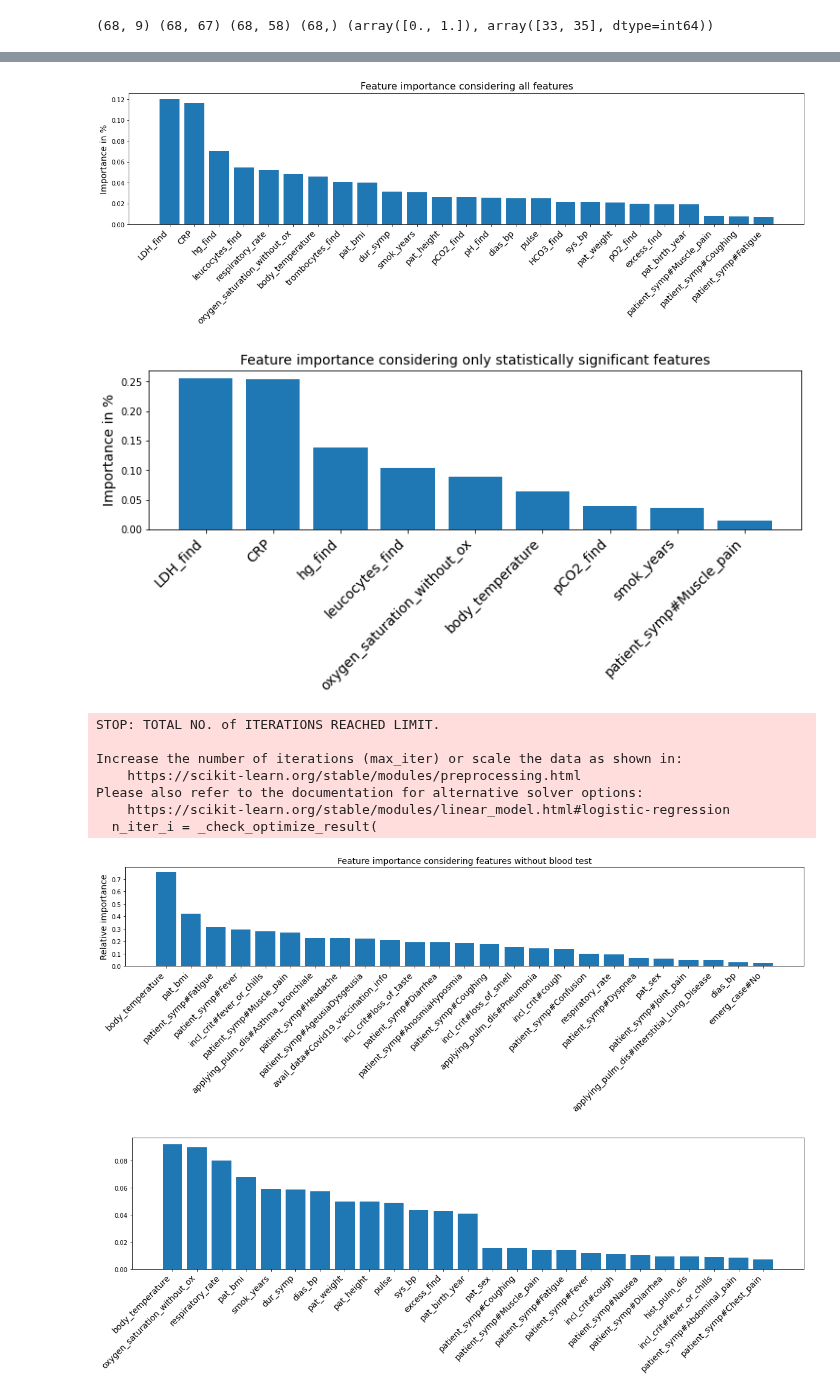
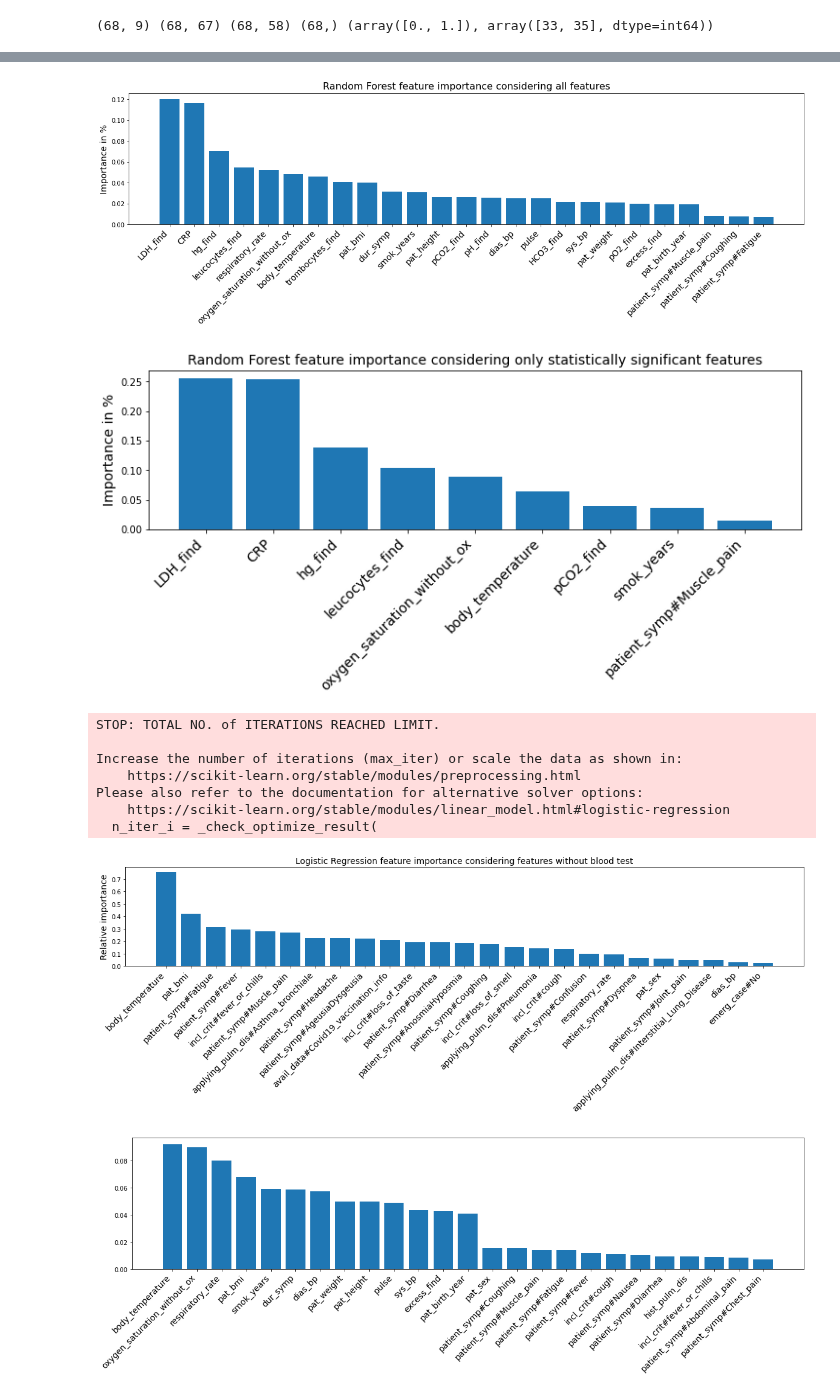
Before and after one commit to Stroeber/covid19_ultrasound, a Jupyter notebook: steffen/prelim_data_analyis.ipynb, the cells around one changed output, grey strips where cells are left out. Cells and saved outputs as stored; diff of their text form; code cells hidden in the pictures.

```diff
--- a/steffen/prelim_data_analyis.ipynb
+++ b/steffen/prelim_data_analyis.ipynb
@@ -117,7 +119,7 @@ unsuitable_columns = [
     'test_meth_covid#Other',
     'oth_test_meth',
     'PCR_CT',
-    # 'clin_diagn#COVID19_pneumonia',
+    # 'clin_diagn#COVID19_pneumonia',       #needed for classification
     'clin_diagn#other_viral_pneumonia',
     'clin_diagn#bacterial_pneumonia',
     'clin_diagn#other_lung_disease',
@@ -200,6 +202,8 @@ unsuitable_columns = [
     'Blood_type', #Too many nans/What should default value be?
     'Rh_factor', #Same as above
     'C19_vacc', #Mostly nans
+    'emerg_case#No',
+    'avail_data#Covid19_vaccination_info',
 
 ]
 
@@ -272,6 +276,8 @@ suitable_columns = [
     # 'C19_vacc',
     'sys_bp',
     'dias_bp',
+    'dur_symp'
+
 
  ]
 
@@ -364,5 +362,5 @@ for col in input_data.columns:
 # %%
-for i in input_data['smok_years']:
+for i in input_data['oxygen_saturation_without_ox']:
     print(type(i), i)
 # %%
 clinical_data_csv.columns.tolist()
@@ -636,26 +651,26 @@ y_values = clf.feature_importances_[np.argsort(clf.feature_importances_)][::-1][
 fig, ax = plt.subplots(figsize=(20, 4))
 bar = ax.bar(x_values, y_values)
 plt.setp(ax.get_xticklabels(), fontsize=14, rotation=45, ha="right")
-ax.set_title('Feature importance considering all features', fontsize=16)
+ax.set_title('Random Forest feature importance considering all features', fontsize=16)
 ax.set_ylabel('Importance in %', fontsize=14)
 plt.show()
 # %% [output]
-[figure, old version]
+[figure, new version]
 # %%
 clf = RandomForestClassifier(n_estimators=500, max_depth=30, random_state=0)
 clf.fit(features_sign, label)
 
 x_values = signif_features.columns[np.argsort(clf.feature_importances_)][::-1]
 y_values = clf.feature_importances_[np.argsort(clf.feature_importances_)][::-1]
 
 fig, ax = plt.subplots(figsize=(12, 3))
 bar = ax.bar(x_values, y_values)
 plt.setp(ax.get_xticklabels(), fontsize=14, rotation=45, ha="right")
-ax.set_title('Feature importance considering only statistically significant features', fontsize=14)
+ax.set_title('Random Forest feature importance considering only statistically significant features', fontsize=14)
 ax.set_ylabel('Importance in %', fontsize=14)
 plt.show()
 # %% [output]
-[figure, old version]
+[figure, new version]
 # %%
 clf = LogisticRegression()
 clf.fit(features_no_bt, label)
@@ -666,7 +681,7 @@ y_values = clf.coef_[0][np.argsort(clf.coef_[0])][::-1][:25]
 fig, ax = plt.subplots(figsize=(20, 3))
 bar = ax.bar(x_values, y_values)
 plt.setp(ax.get_xticklabels(), fontsize=14, rotation=45, ha="right")
-ax.set_title('Feature importance considering features without blood test', fontsize=14)
+ax.set_title('Logistic Regression feature importance considering features without blood test', fontsize=14)
 ax.set_ylabel('Relative importance', fontsize=14)
 plt.show()
 # %% [output]
@@ -677,7 +692,7 @@ Increase the number of iterations (max_iter) or scale the data as shown in:
 Please also refer to the documentation for alternative solver options:
     https://scikit-learn.org/stable/modules/linear_model.html#logistic-regression
   n_iter_i = _check_optimize_result(
-[figure, old version]
+[figure, new version]
 # %%
 clf = RandomForestClassifier(n_estimators=500, max_depth=30, random_state=0)
 clf.fit(features_no_bt, label)
```
Also changed, not shown: parts of 24 cells of this notebook.
